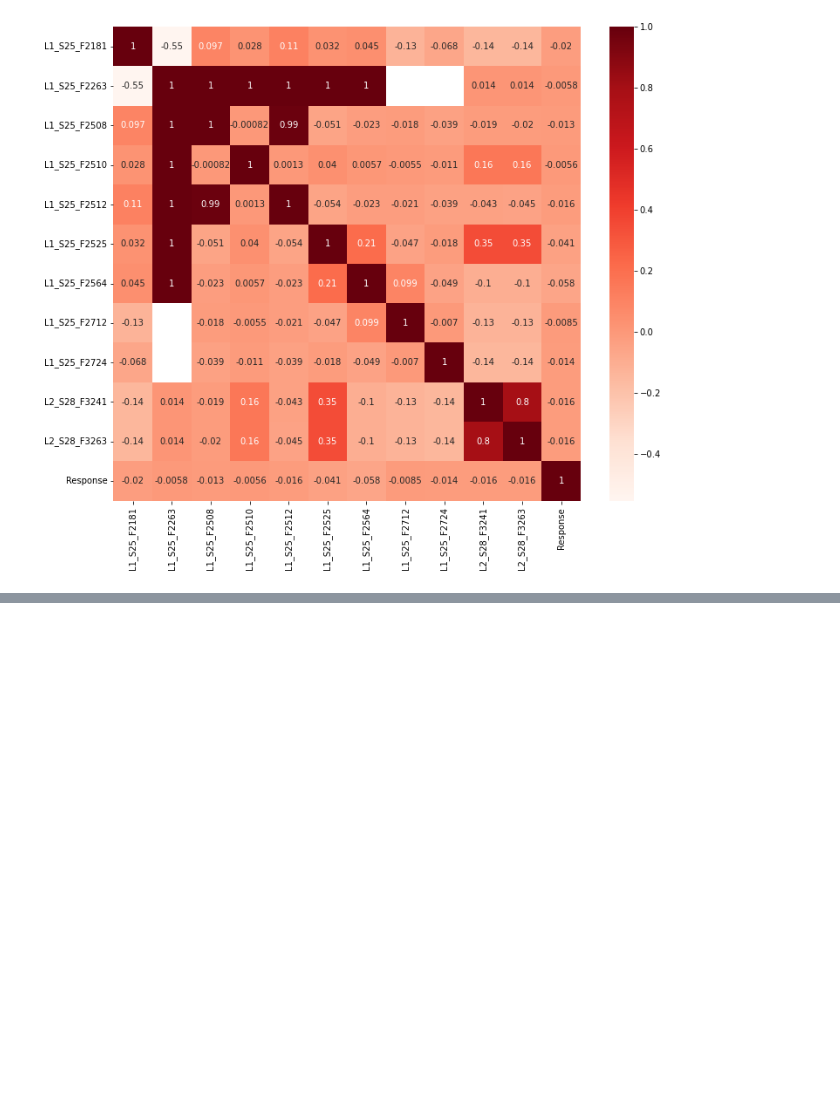
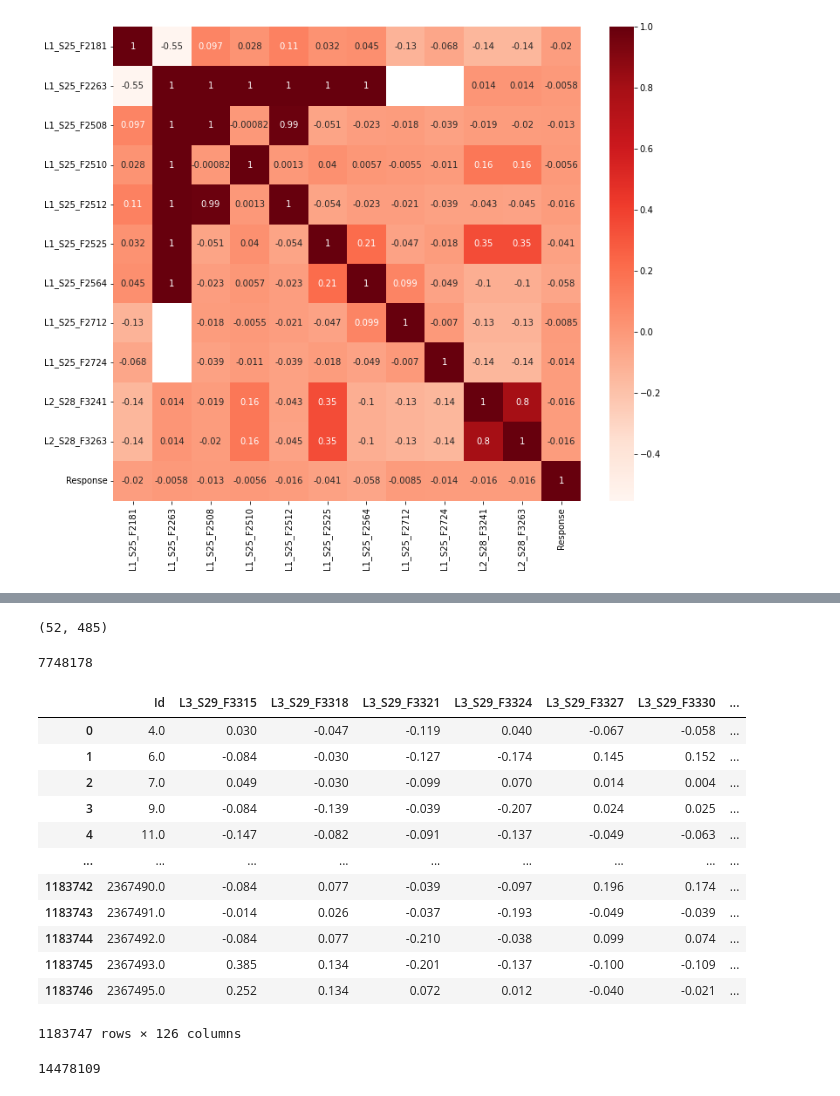
Before and after one commit to DraganaNikolova/AnomalyDetection, a Jupyter notebook: Preprocessing.ipynb, the cells around one changed output, grey strips where cells are left out. Cells and saved outputs as stored; diff of their text form; code cells hidden in the pictures; blank space fills up the shorter version.

```diff
--- a/Preprocessing.ipynb
+++ b/Preprocessing.ipynb
@@ -882,0 +974,55 @@ train_numerical_processed=train_numerical_processed.drop(null_second_part, axis=
+# %%
+# pairs with more than 1/2 nulls and with less than 1/2 of nulls
+half_not_null = []
+half_null = []
+for column in train_numerical_new.columns:
+    if column == 'Id' or column == 'Response': continue
+    if train_numerical_new[column].notnull().sum() > 591873:
+        half_not_null.append(column)
+    else: half_null.append(column)
+len(half_not_null), len(half_null)
+# %% [output]
+(52, 485)
+# %%
+# combine 3 not null + 25 null
+i = 0
+j = 0
+df = pd.DataFrame()
+while i <= 485:
+    first = half_null[i:i+25]
+    second = half_not_null[j:j+3]
+    first.extend(second)
+    df['Feature-'+str(i)] = train_numerical_new[first].bfill(axis=1).iloc[:, 0]
+    i = i + 25
+    j = j + 3
+# %%
+# Total number of nulls after coalesce
+df.isna().sum().sum()
+# %% [output]
+7748178
+# %%
+df['Id'] = train_numerical['Id']
+df['Response'] = train_numerical['Response']
+# %%
+# Concat dataset
+features = pd.merge(train_numerical[not_null], df)
+# %%
+features
+# %% [output]
+|  | Id | L3_S29_F3315 | L3_S29_F3318 | L3_S29_F3321 | L3_S29_F3324 | L3_S29_F3327 | L3_S29_F3330 | ... |
+| 0 | 4.0 | 0.030 | -0.047 | -0.119 | 0.040 | -0.067 | -0.058 | ... |
+| 1 | 6.0 | -0.084 | -0.030 | -0.127 | -0.174 | 0.145 | 0.152 | ... |
+| 2 | 7.0 | 0.049 | -0.030 | -0.099 | 0.070 | 0.014 | 0.004 | ... |
+| 3 | 9.0 | -0.084 | -0.139 | -0.039 | -0.207 | 0.024 | 0.025 | ... |
+| 4 | 11.0 | -0.147 | -0.082 | -0.091 | -0.137 | -0.049 | -0.063 | ... |
+| ... | ... | ... | ... | ... | ... | ... | ... | ... |
+| 1183742 | 2367490.0 | -0.084 | 0.077 | -0.039 | -0.097 | 0.196 | 0.174 | ... |
+| 1183743 | 2367491.0 | -0.014 | 0.026 | -0.037 | -0.193 | -0.049 | -0.039 | ... |
+| 1183744 | 2367492.0 | -0.084 | 0.077 | -0.210 | -0.038 | 0.099 | 0.074 | ... |
+| 1183745 | 2367493.0 | 0.385 | 0.134 | -0.201 | -0.137 | -0.100 | -0.109 | ... |
+| 1183746 | 2367495.0 | 0.252 | 0.134 | 0.072 | 0.012 | -0.040 | -0.021 | ... |
+1183747 rows × 126 columns
+# %%
+features.isna().sum().sum() # of total 149.152.122, 14.478.109 = 9.7% nulls
+# %% [output]
+14478109
```
Also changed, not shown: parts of 30 cells of this notebook.
